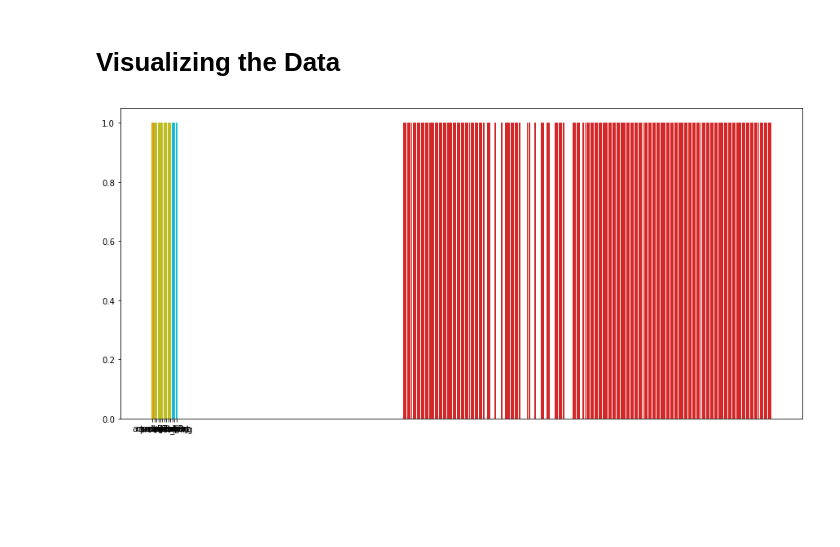
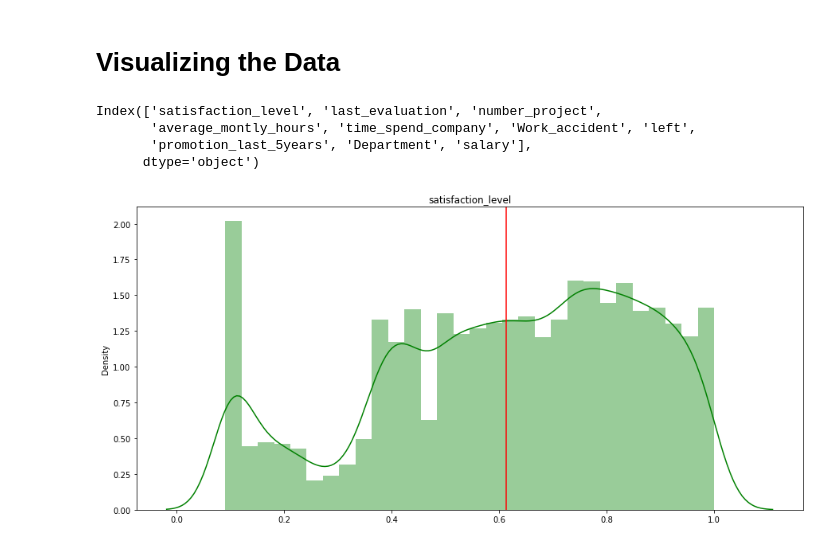
Before and after one commit to JosephMutua/Employees_retention_model, a Jupyter notebook: EDA.ipynb, the cells around one changed output. Saved outputs shown, nothing was run; the diff lists cells and outputs as text; code cells hidden in the pictures; blank space fills up the shorter version.

Commit message:
visualization: Data Distribution

```diff
--- a/EDA.ipynb
+++ b/EDA.ipynb
@@ -141,5 +167,18 @@ matplotlib.rcParams['figure.figsize'] = (15,7)
-# %%
-for col in df.columns:
-    plt.bar(df[col], df.left)
-# %% [output]
-[figure, removed]
+# %%
+df.columns
+# %% [output]
+Index(['satisfaction_level', 'last_evaluation', 'number_project',
+       'average_montly_hours', 'time_spend_company', 'Work_accident', 'left',
+       'promotion_last_5years', 'Department', 'salary'],
+      dtype='object')
+# %%
+def dist(col):
+
+    plt.title(col)
+    arr = df[col].values
+    sns.distplot(arr, color ="green")
+    plt.axvline(df[col].values.mean(), color="red")
+# %%
+dist("satisfaction_level")
+# %% [output]
+[figure, added]
```
Also changed, not shown: parts of 19 cells of this notebook.
